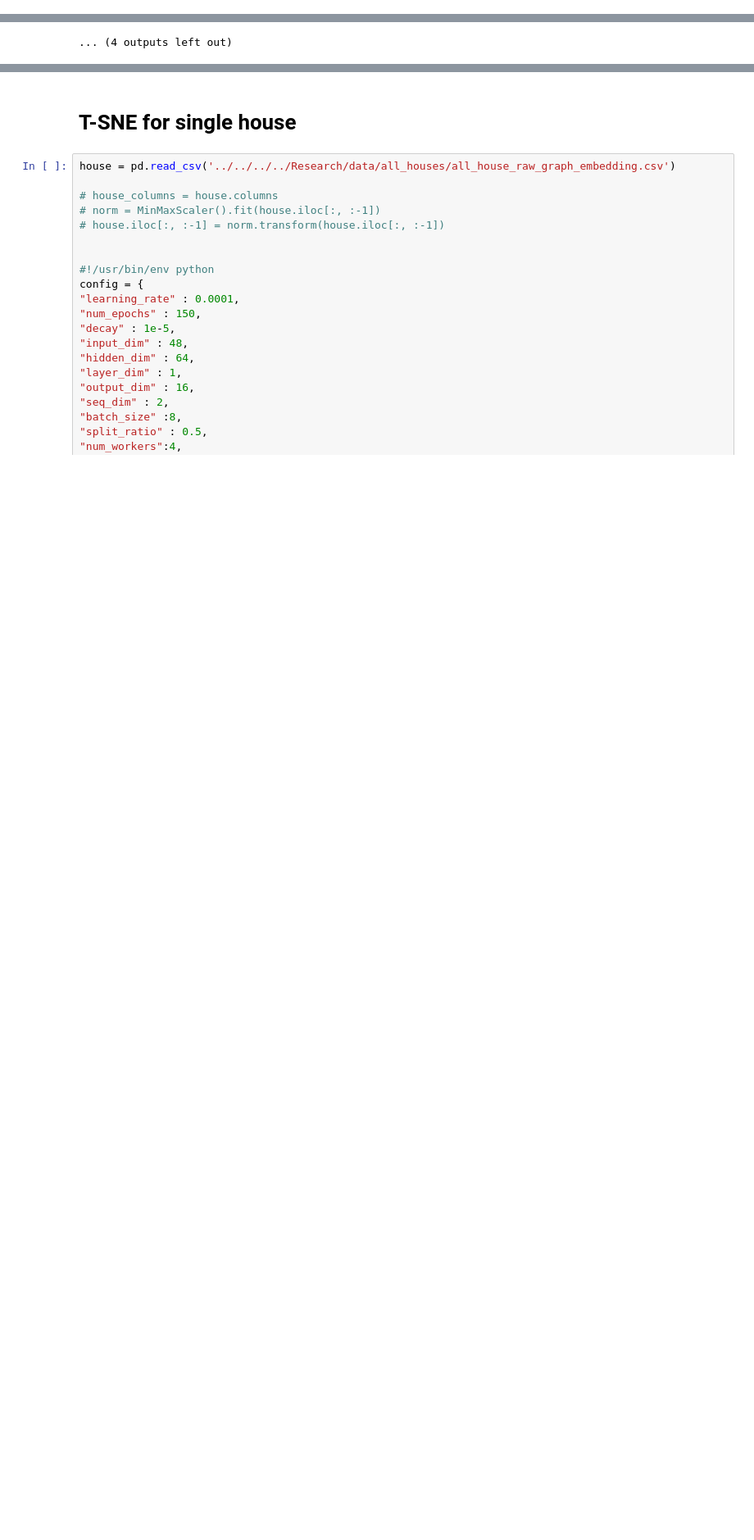
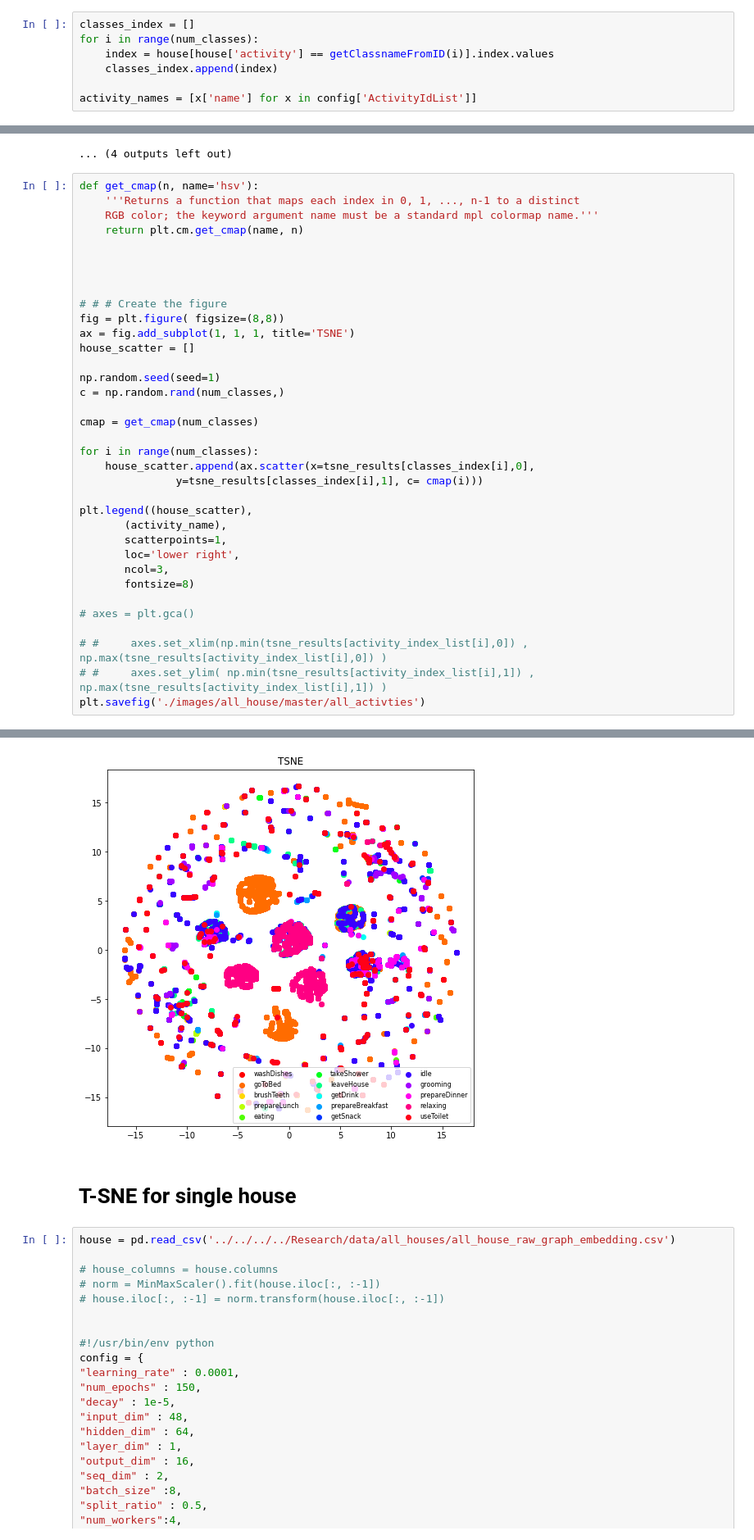
Before and after one commit to harshgrovr/Graphs-Approaches-for-Activity-Recognition-Independent-of-House-Layout, a Jupyter notebook: related_code/3-basics/code.ipynb, the cells around one changed output, grey strips where cells are left out. Shown at 82% size. Saved outputs shown, nothing was run; the diff lists cells and outputs as text; blank space fills up the shorter version.

```diff
--- a/related_code/3-basics/code.ipynb
+++ b/related_code/3-basics/code.ipynb
@@ -989,6 +1053,13 @@ See: https://matplotlib.org/users/legend_guide.html#creating-artists-specificall
 # %%
 # Master
 house = pd.read_csv('../../data/master/master.csv')
+# %%
+classes_index = []
+for i in range(num_classes):
+    index = house[house['activity'] == getClassnameFromID(i)].index.values
+    classes_index.append(index)
+
+activity_names = [x['name'] for x in config['ActivityIdList']]
 # %%
 house.head()
 # %% [output]
@@ -1127,3 +1198,39 @@ See: https://matplotlib.org/users/legend_guide.html#creating-artists-specificall
 [figure]
 [figure]
 ... (4 outputs left out)
+# %%
+def get_cmap(n, name='hsv'):
+    '''Returns a function that maps each index in 0, 1, ..., n-1 to a distinct
+    RGB color; the keyword argument name must be a standard mpl colormap name.'''
+    return plt.cm.get_cmap(name, n)
+
+
+
+
+# # # Create the figure
+fig = plt.figure( figsize=(8,8))
+ax = fig.add_subplot(1, 1, 1, title='TSNE')
+house_scatter = []
+
+np.random.seed(seed=1)
+c = np.random.rand(num_classes,)
+
+cmap = get_cmap(num_classes)
+
+for i in range(num_classes):
+    house_scatter.append(ax.scatter(x=tsne_results[classes_index[i],0],
+               y=tsne_results[classes_index[i],1], c= cmap(i)))
+
+plt.legend((house_scatter),
+       (activity_name),
+       scatterpoints=1,
+       loc='lower right',
+       ncol=3,
+       fontsize=8)
+
+# axes = plt.gca()
+
+# #     axes.set_xlim(np.min(tsne_results[activity_index_list[i],0]) ,  np.max(tsne_results[activity_index_list[i],0]) )
+# #     axes.set_ylim( np.min(tsne_results[activity_index_list[i],1]) ,  np.max(tsne_results[activity_index_list[i],1]) )
+plt.savefig('./images/all_house/master/all_activties')
+# %% [output]
@@ -1130,3 +1252,4 @@ See: https://matplotlib.org/users/legend_guide.html#creating-artists-specificall
+[figure, added]
 # %% [markdown]
 # T-SNE for single house
 # %%
```
Also changed, not shown: parts of 37 cells of this notebook, 1 other file.
